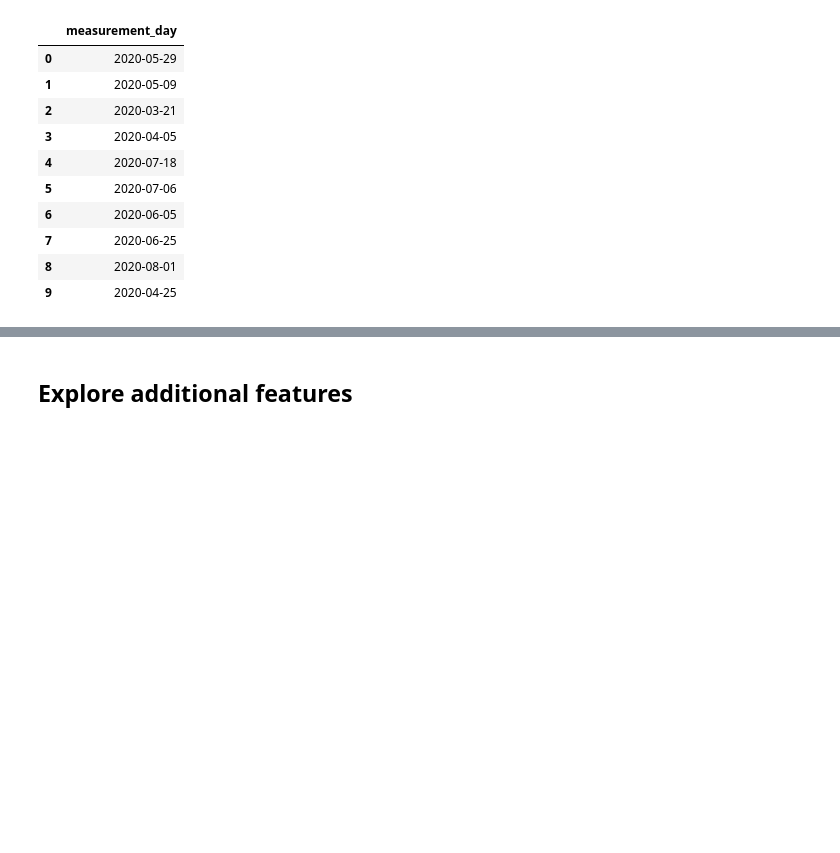
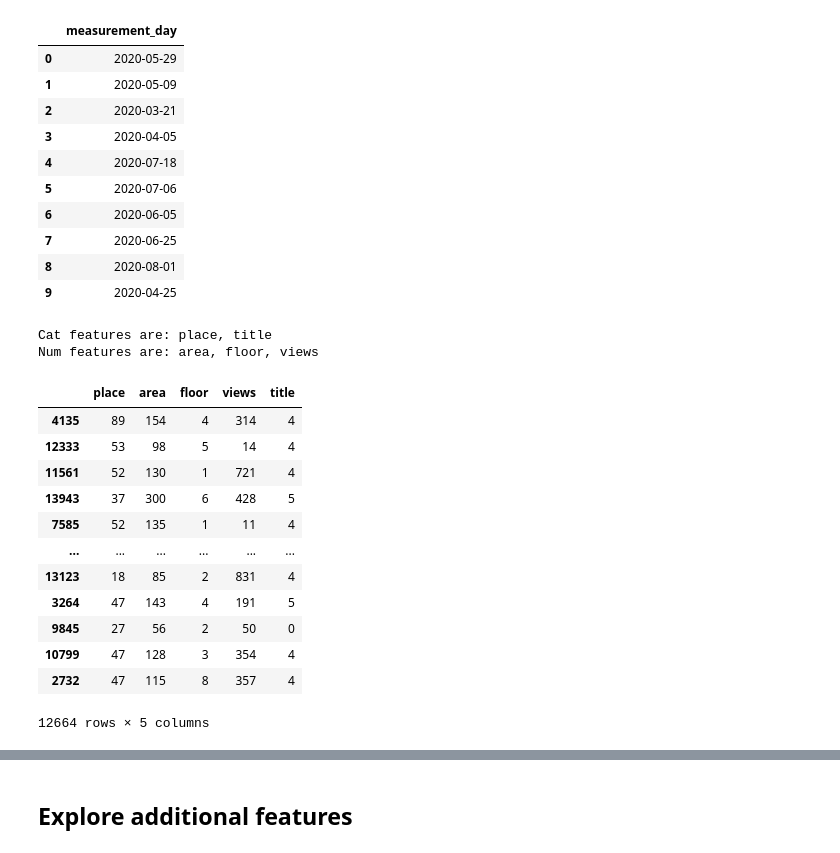
Before and after one commit to aerodinamicc/ml_kaggle, a Jupyter notebook: ml_real_estate.ipynb, the cells around one changed output, grey strips where cells are left out. Drawn from its saved outputs; the diff is of its cells as text; code cells hidden in the pictures; blank space fills up the shorter version.

```diff
--- a/ml_real_estate.ipynb
+++ b/ml_real_estate.ipynb
@@ -38,3 +44,8 @@ features = ['place', 'area', 'floor', 'views', 'title']
 cat_features = [f for f in recent[features].columns if recent[f].dtypes == 'object']
 num_features = [f for f in recent[features].columns if recent[f].dtypes == 'int64' or recent[f].dtypes == 'float64']
 target = ['price']
+print("Cat features are: {}".format(", ".join(cat_features)))
+print("Num features are: {}".format(", ".join(num_features)))
+# %% [output]
+Cat features are: place, title
+Num features are: area, floor, views
@@ -47,3 +52,40 @@ for col in cat_features:
+# %%
+X = recent[features]
+y = recent[target]
+
+X_columns = X.columns
+
+imputer = SimpleImputer(strategy='most_frequent')
+X = pd.DataFrame(imputer.fit_transform(X))
+X.columns = X_columns
+
+encoder = LabelEncoder()
+
+for col in cat_features:
+    X[col] = encoder.fit_transform(X[col].values)
+
+
+
+# Break off validation set from training data
+X_train, X_valid, y_train, y_valid = train_test_split(X, y,
+                                                                train_size=0.8, test_size=0.2,
+                                                                random_state=0)
+# %%
+X_train
+# %% [output]
+|  | place | area | floor | views | title |
+| 4135 | 89 | 154 | 4 | 314 | 4 |
+| 12333 | 53 | 98 | 5 | 14 | 4 |
+| 11561 | 52 | 130 | 1 | 721 | 4 |
+| 13943 | 37 | 300 | 6 | 428 | 5 |
+| 7585 | 52 | 135 | 1 | 11 | 4 |
+| ... | ... | ... | ... | ... | ... |
+| 13123 | 18 | 85 | 2 | 831 | 4 |
+| 3264 | 47 | 143 | 4 | 191 | 5 |
+| 9845 | 27 | 56 | 2 | 50 | 0 |
+| 10799 | 47 | 128 | 3 | 354 | 4 |
+| 2732 | 47 | 115 | 8 | 357 | 4 |
+12664 rows × 5 columns
 # %%
 corrMatrix = recent[features + target].corr()
 sns.heatmap(corrMatrix, annot=True)
```
Also changed, not shown: parts of 8 cells of this notebook.
